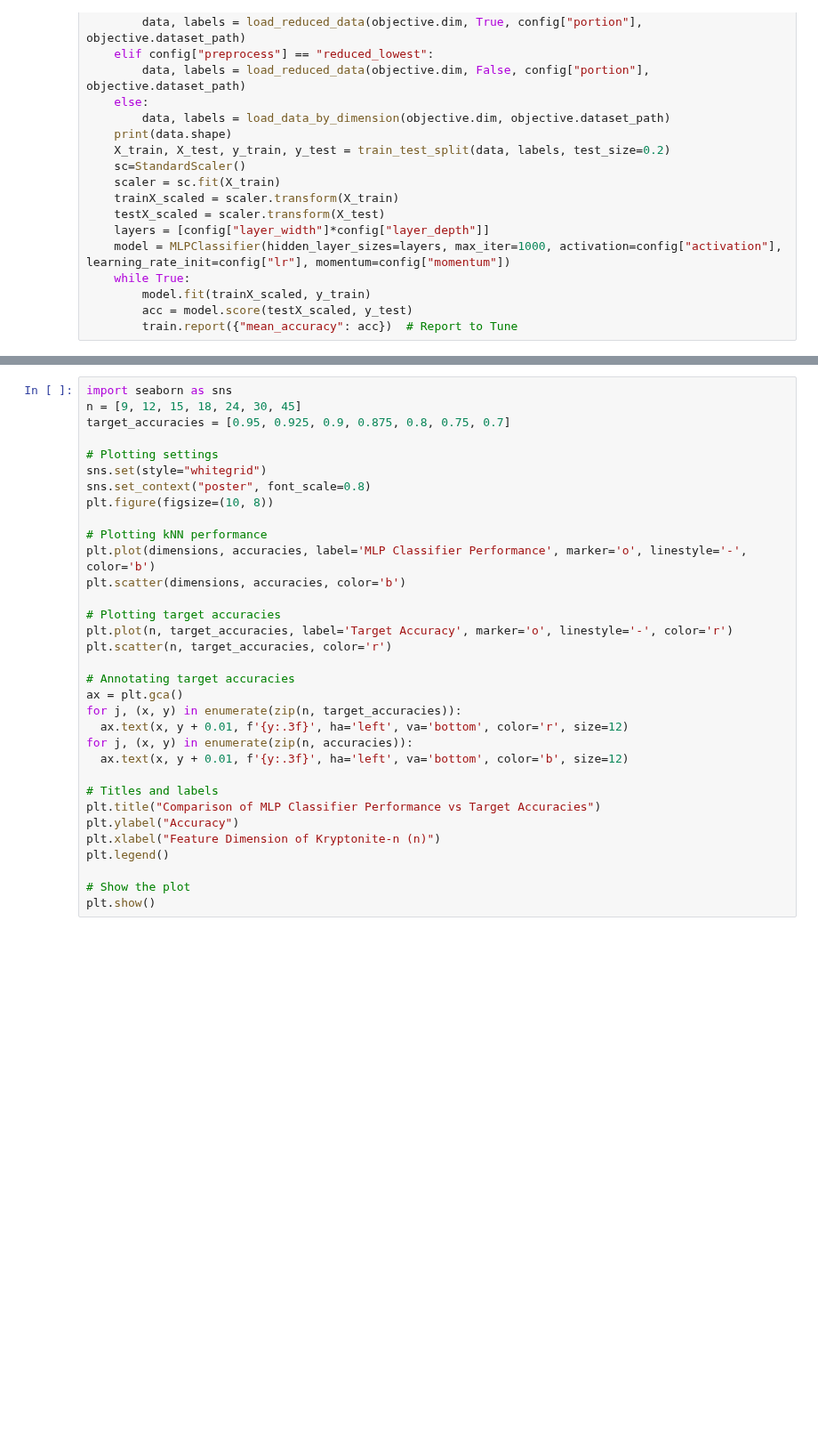
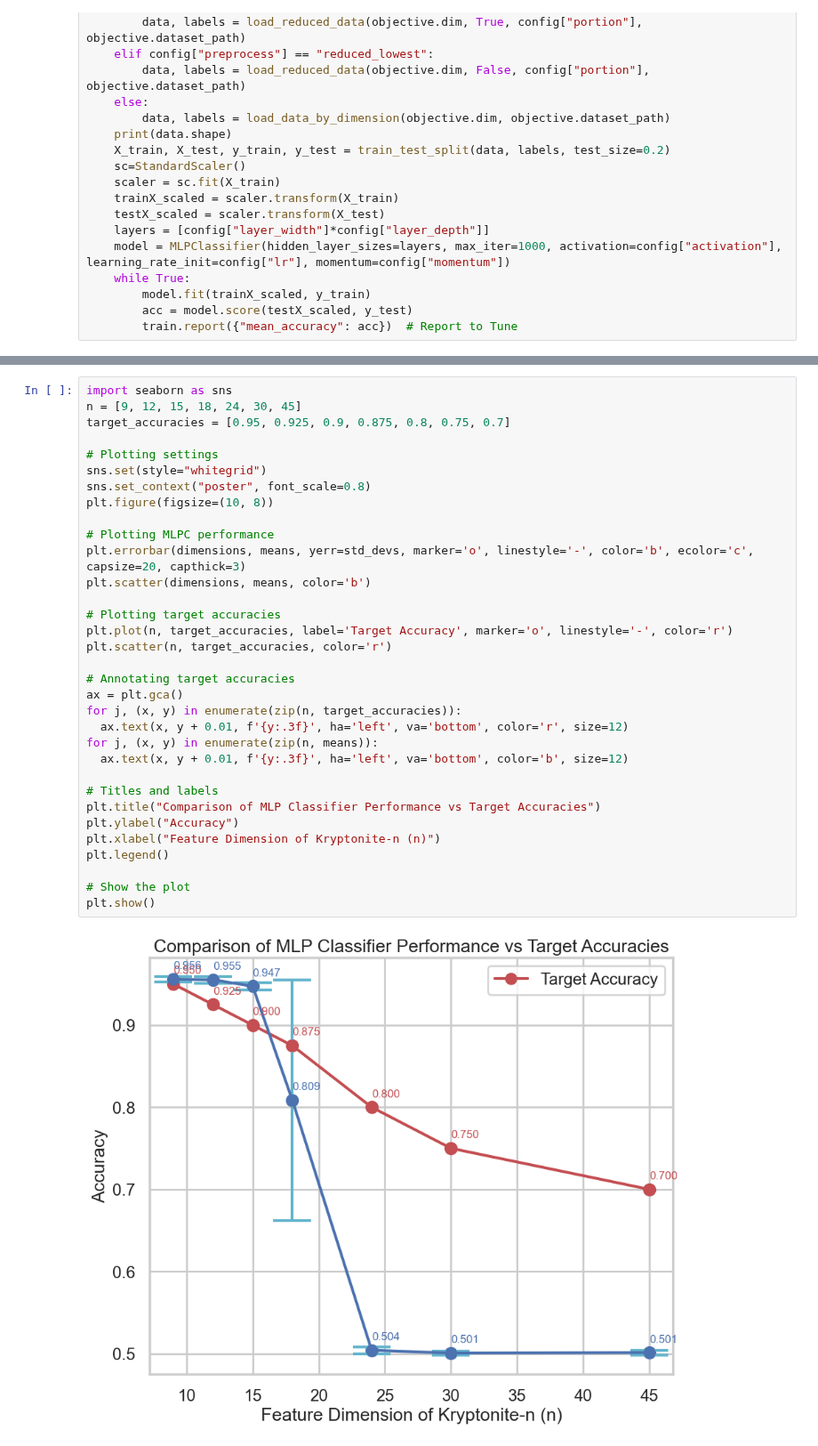
Before and after one commit to Daniel4078/COMP70015-MML-coursework, a Jupyter notebook: SimpleNeuralNetwork.ipynb, the cells around one changed output, grey strips where cells are left out. Shown at 89% size. Saved outputs shown, nothing was run; the diff lists cells and outputs as text; blank space fills up the shorter version.

```diff
--- a/SimpleNeuralNetwork.ipynb
+++ b/SimpleNeuralNetwork.ipynb
@@ -180,33 +242,35 @@ plt.show()
 # %%
 import seaborn as sns
 n = [9, 12, 15, 18, 24, 30, 45]
 target_accuracies = [0.95, 0.925, 0.9, 0.875, 0.8, 0.75, 0.7]
 
 # Plotting settings
 sns.set(style="whitegrid")
 sns.set_context("poster", font_scale=0.8)
 plt.figure(figsize=(10, 8))
 
-# Plotting kNN performance
-plt.plot(dimensions, accuracies, label='MLP Classifier Performance', marker='o', linestyle='-', color='b')
-plt.scatter(dimensions, accuracies, color='b')
+# Plotting MLPC performance
+plt.errorbar(dimensions, means, yerr=std_devs, marker='o', linestyle='-', color='b', ecolor='c', capsize=20, capthick=3)
+plt.scatter(dimensions, means, color='b')
 
 # Plotting target accuracies
 plt.plot(n, target_accuracies, label='Target Accuracy', marker='o', linestyle='-', color='r')
 plt.scatter(n, target_accuracies, color='r')
 
 # Annotating target accuracies
 ax = plt.gca()
 for j, (x, y) in enumerate(zip(n, target_accuracies)):
   ax.text(x, y + 0.01, f'{y:.3f}', ha='left', va='bottom', color='r', size=12)
-for j, (x, y) in enumerate(zip(n, accuracies)):
+for j, (x, y) in enumerate(zip(n, means)):
   ax.text(x, y + 0.01, f'{y:.3f}', ha='left', va='bottom', color='b', size=12)
 
 # Titles and labels
 plt.title("Comparison of MLP Classifier Performance vs Target Accuracies")
 plt.ylabel("Accuracy")
 plt.xlabel("Feature Dimension of Kryptonite-n (n)")
 plt.legend()
 
 # Show the plot
 plt.show()
+# %% [output]
+[figure, added]
```
Also changed, not shown: parts of 4 cells of this notebook, 1 other file.
